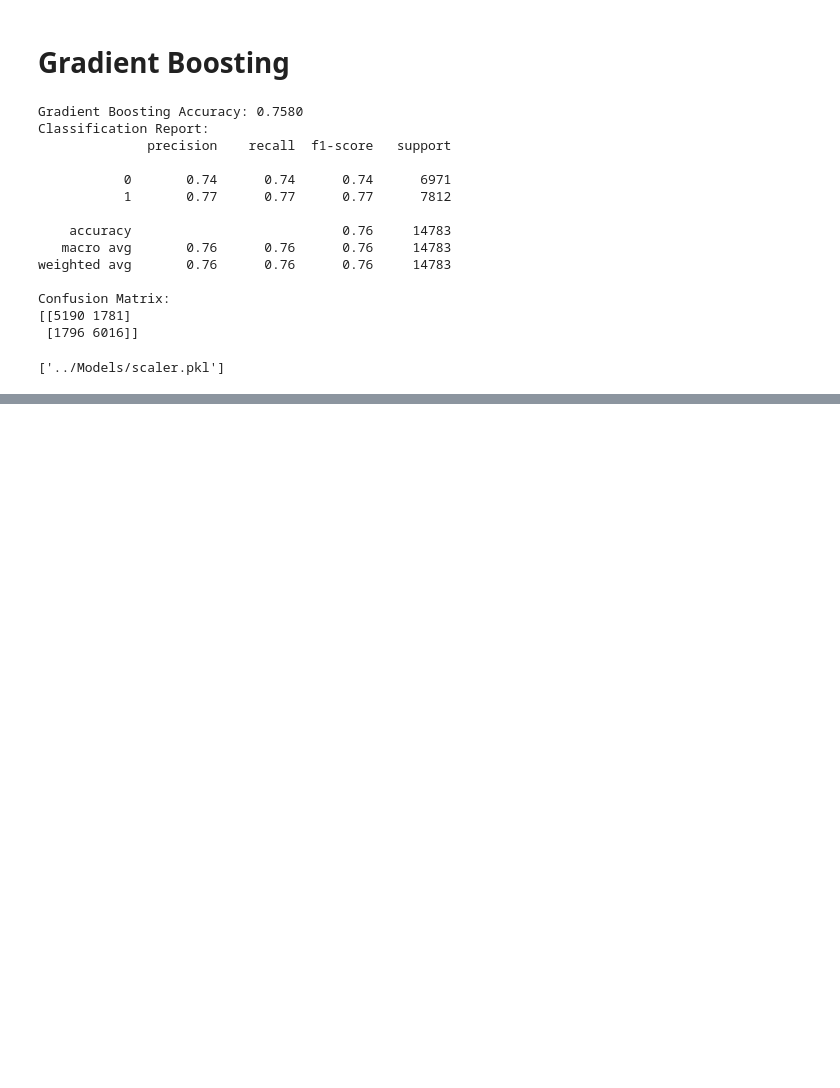
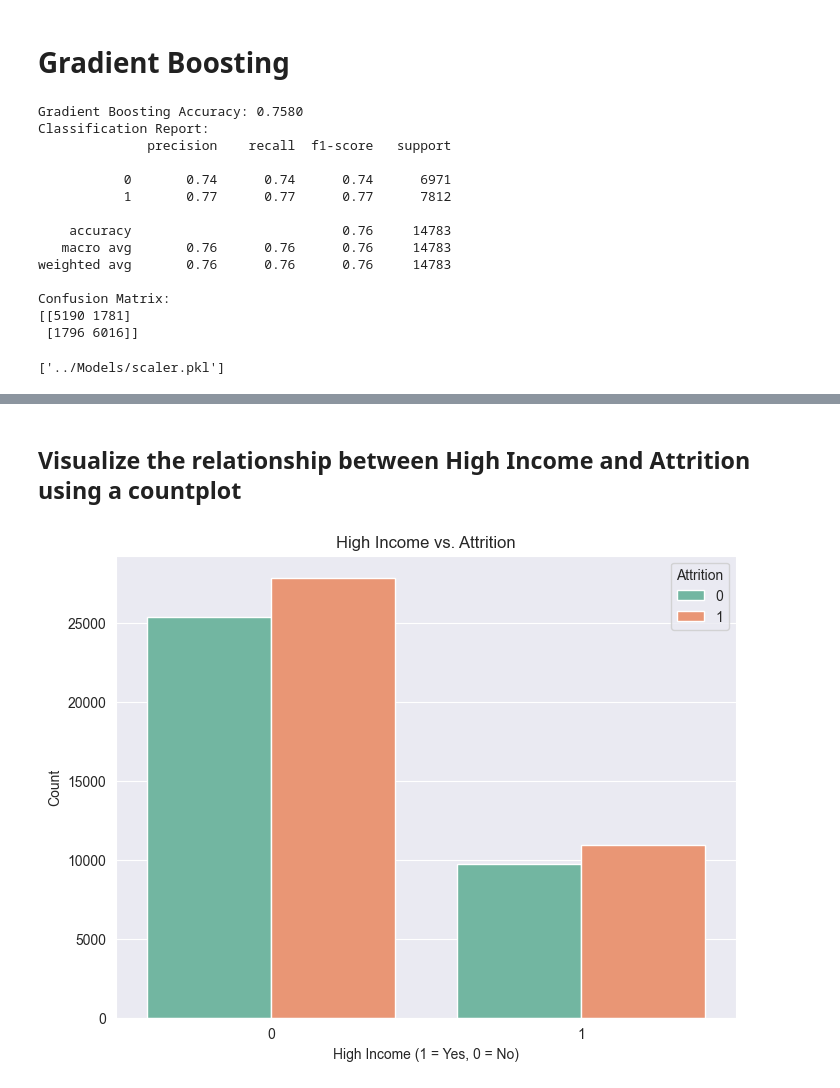
Before and after one commit to AmodMatheesha2003/employee-attrition-prediction-ml, a Jupyter notebook: Notebooks/Feature Engineering.ipynb, the cells around one changed output, grey strips where cells are left out. Drawn from its saved outputs; the diff is of its cells as text; code cells hidden in the pictures; blank space fills up the shorter version.

```diff
--- a/Notebooks/Feature Engineering.ipynb
+++ b/Notebooks/Feature Engineering.ipynb
@@ -220,0 +281,12 @@ joblib.dump(scaler, '../Models/scaler.pkl')
+# %% [markdown]
+<h2>Visualize the relationship between High Income and Attrition using a countplot</h2>
+# %%
+plt.figure(figsize=(8, 6))
+sns.countplot(x='High Income', hue='Attrition', data=df, palette='Set2')
+plt.title('High Income vs. Attrition')
+plt.xlabel('High Income (1 = Yes, 0 = No)')
+plt.ylabel('Count')
+plt.legend(title='Attrition')
+plt.show()
+# %% [output]
+[figure, added]
```
Also changed, not shown: parts of 8 cells of this notebook.
